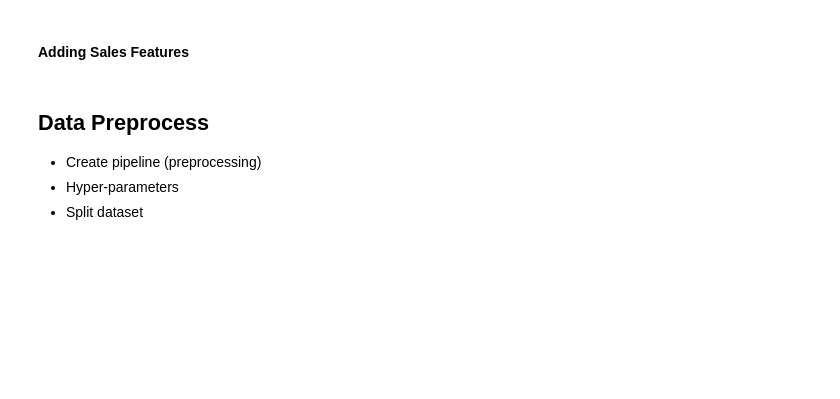
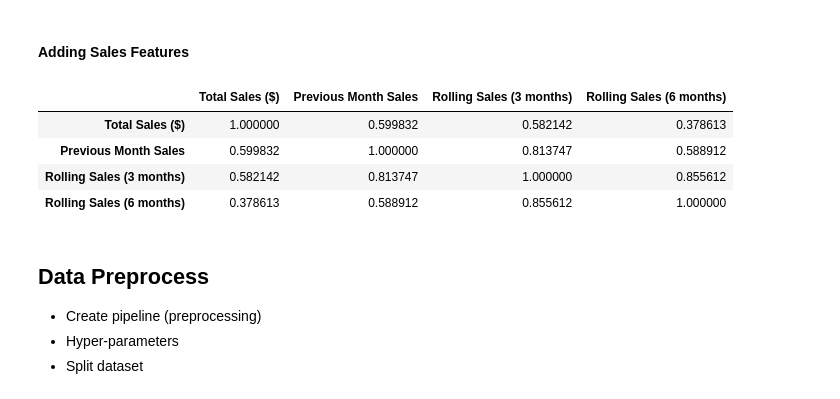
Before and after one commit to Mahipt/Marijuana_SalesPrediction, a Jupyter notebook: src/Sales_Prediction_v2.ipynb, the cells around one changed output. Cells and saved outputs as stored; diff of their text form; code cells hidden in the pictures; blank space fills up the shorter version.

```diff
--- a/src/Sales_Prediction_v2.ipynb
+++ b/src/Sales_Prediction_v2.ipynb
@@ -221,6 +240,14 @@ for brand in brands:
     for month in range(1, rollMonths + 1):
         rollSum += brandsData[brand].loc[:,"Total Sales ($)"].shift(-1 * month)
     brandsData[brand].loc[:, 'Rolling Sales (3 months)'] = rollSum / rollMonths
+# %%
+brandsData["710 Labs"].corr()
+# %% [output]
+|  | Total Sales ($) | Previous Month Sales | Rolling Sales (3 months) | Rolling Sales (6 months) |
+| Total Sales ($) | 1.000000 | 0.599832 | 0.582142 | 0.378613 |
+| Previous Month Sales | 0.599832 | 1.000000 | 0.813747 | 0.588912 |
+| Rolling Sales (3 months) | 0.582142 | 0.813747 | 1.000000 | 0.855612 |
+| Rolling Sales (6 months) | 0.378613 | 0.588912 | 0.855612 | 1.000000 |
 # %% [markdown]
 ## Data Preprocess
 - Create pipeline (preprocessing)
```
Also changed, not shown: parts of 4 cells of this notebook.
